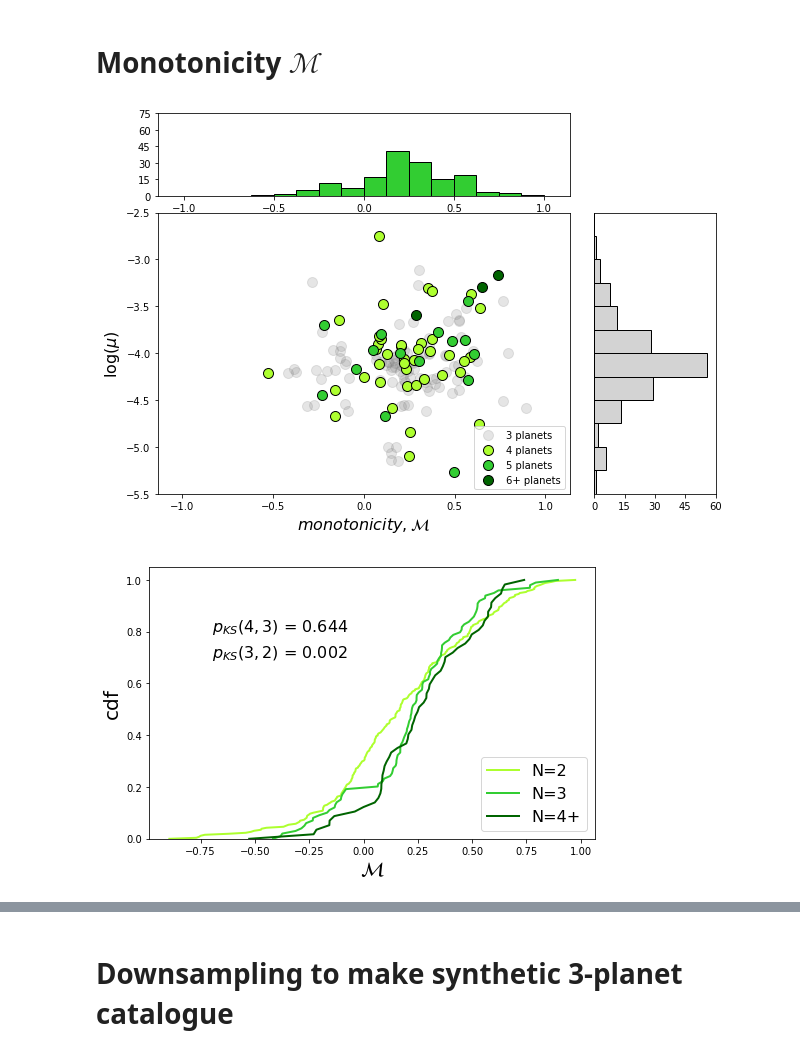
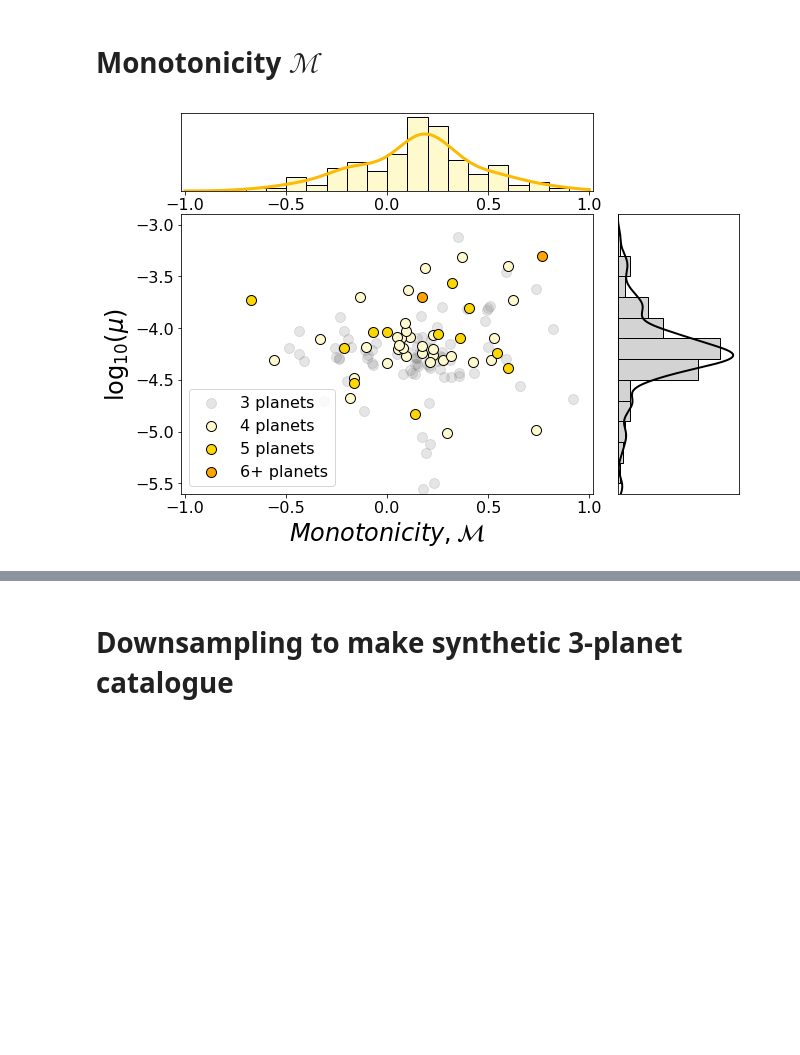
Before and after one commit to gjgilbert/maiasaurus, a Jupyter notebook: maiasaurus_v5.ipynb, the cells around one changed output, grey strips where cells are left out. Cells and saved outputs as stored; diff of their text form; code cells hidden in the pictures; blank space fills up the shorter version.

```diff
--- a/maiasaurus_v5.ipynb
+++ b/maiasaurus_v5.ipynb
@@ -243,3 +216,5 @@ d2 = d.copy()
+# %%
+d['mp'] = np.load('/Users/research/Desktop/dinosaur/catalogues_from_andrew/cks_pred_masses_oct9.npy')
 # %% [markdown]
 # Calculate compexity metrics for each system
 # %%
@@ -267,8 +242,6 @@ def transit_prob(a, Rstar):
     '''
     return Rstar/a
 # %%
-d = d2.copy()
-
 uniquesys = np.unique(d['starname'])
 systems   = []
 
@@ -326,7 +299,9 @@ for us in uniquesys:
 
     # calculate S:
     #s.S = np.log(P.max()/P.min())/(s.N-1)
+    s.dH = delta_H
     s.S = np.mean(delta_H)
+
 
     # calculate M
     M_spearmanr = stats.spearmanr(s.periods, s.masses)
@@ -944,53 +884,49 @@ KS_M43 = np.array(stats.ks_2samp(M4,M3))
 # %%
 plt.figure(figsize=(10,7))
 plt.tight_layout()
+plt.subplots_adjust(hspace=0.3)
 
 # M vs mu scatter plot
 ax1 = plt.subplot2grid((4,4),(1,0),colspan=3,rowspan=3)
-plt.scatter(M[N==3], logmu[N==3], c='grey',   alpha=0.2,     s=100, label='3 planets')
-plt.scatter(M[N==4], logmu[N==4], c='greenyellow', edgecolor='k', s=100, label='4 planets')
-plt.scatter(M[N==5], logmu[N==5], c='limegreen', edgecolor='k', s=100, label='5 planets')
-plt.scatter(M[N>=6], logmu[N>=6], c='darkgreen', edgecolor='k', s=100, label='6+ planets')
-plt.xlim(-1.135,1.135)
-plt.xlabel(r'$monotonicity, \mathcal{M}$',fontsize=16)
-plt.ylim(-5.5,-2.5)
-plt.ylabel(r'$\log(\mu)$',fontsize=16)
-plt.legend(loc='lower right',frameon=True)
+ax1.scatter(M[N==3], logmu[N==3], c='grey',   alpha=0.2,     s=100, label='3 planets')
+ax1.scatter(M[N==4], logmu[N==4], c='lemonchiffon', edgecolor='k', s=100, label='4 planets')
+ax1.scatter(M[N==5], logmu[N==5], c='gold', edgecolor='k', s=100, label='5 planets')
+ax1.scatter(M[N>=6], logmu[N>=6], c='orange', edgecolor='k', s=100, label='6+ planets')
+ax1.set_xlim(-1.02,1.02)
+ax1.set_xlabel(r'$Monotonicity, \mathcal{M}$', fontsize=24)
+ax1.set_ylim(-5.6,-2.9)
+ax1.set_ylabel(r'$\log_{10}(\mu)$',fontsize=24)
+ax1.legend(loc='lower left',frameon=True, fontsize=16)
+ax1.tick_params(labelsize=16)
 
 
 # M historgram
+x = np.linspace(-1,1,1000)
+y = FFTKDE(kernel='gaussian', bw='silverman').fit(np.hstack(M[N>2])).evaluate(x)
+
 ax1h = plt.subplot2grid((4,4),(0,0),colspan=3,rowspan=1)
-plt.hist(M[N>2], bins=np.arange(-1.0,1.125,0.125), color='limegreen', edgecolor='black')
-plt.xlim(-1.145,1.145)
-plt.ylim(0,75)
-plt.yticks([0,15,30,45,60,75])
+ax1h.hist(M[N>2], bins=np.arange(-1,1,0.1), density=True, color='lemonchiffon', edgecolor='k')
+ax1h.plot(x, y, c='#fcba03', lw=3)
+ax1h.set_xlim(-1.02,1.02)
+ax1h.set_yticks([])
+ax1h.tick_params(labelsize=16)
 
 
 # mu historgram
+x = np.linspace(-6.0,-2.5,1000)
+y = FFTKDE(kernel='gaussian', bw='silverman').fit(logmu[N>2]).evaluate(x)
+
 axsh = plt.subplot2grid((4,4),(1,3),colspan=1,rowspan=3)
-plt.hist(logmu[N>2],bins=np.arange(-5.5,-2.25,0.25), \
+axsh.hist(logmu[N>2],bins=np.arange(-5.5,-2.75,0.2), density=True, \
          orientation='horizontal',color='lightgrey',edgecolor='black')
-plt.yticks([])
-plt.ylim(-5.5,-2.5)
-plt.xticks([0,15,30,45,60])
-plt.xlim(0,60)
-
-#plt.savefig('/Users/research/Desktop/monotonicity.pdf',bbox_inches='tight')
-plt.show()
+axsh.plot(y, x, lw=2, c='k')
+axsh.set_yticks([])
+axsh.set_ylim(-5.6,-2.9)
+axsh.set_xticks([])
+axsh.tick_params(labelsize=16)
 
 
-# plot cdf
-plt.figure(figsize=(8,5))
-plt.plot(M2,np.linspace(0,1,len(M2)), lw=2, color='greenyellow', label='N=2')
-plt.plot(M3,np.linspace(0,1,len(M3)), lw=2, color='limegreen',   label='N=3')
-plt.plot(M4,np.linspace(0,1,len(M4)), lw=2, color='darkgreen',   label='N=4+')
-plt.legend(loc='lower right', fontsize=16)
-plt.xlabel('$\mathcal{M}$', fontsize=20)
-plt.ylim(0,1.05)
-plt.ylabel('cdf', fontsize=20)
-plt.text(-0.7,0.8, r'$p_{KS}(4,3)$ = %.3f' %KS_M43[1], fontsize=16, ha='left')
-plt.text(-0.7,0.7, r'$p_{KS}(3,2)$ = %.3f' %KS_M32[1], fontsize=16, ha='left')
+plt.savefig('/Users/research/Desktop/Figures/monotonicity.pdf',bbox_inches='tight')
 plt.show()
 # %% [output]
-[figure, old version]
+[figure, new version]
-[figure, removed]
```
Also changed, not shown: parts of 66 cells of this notebook, 4 other files.
